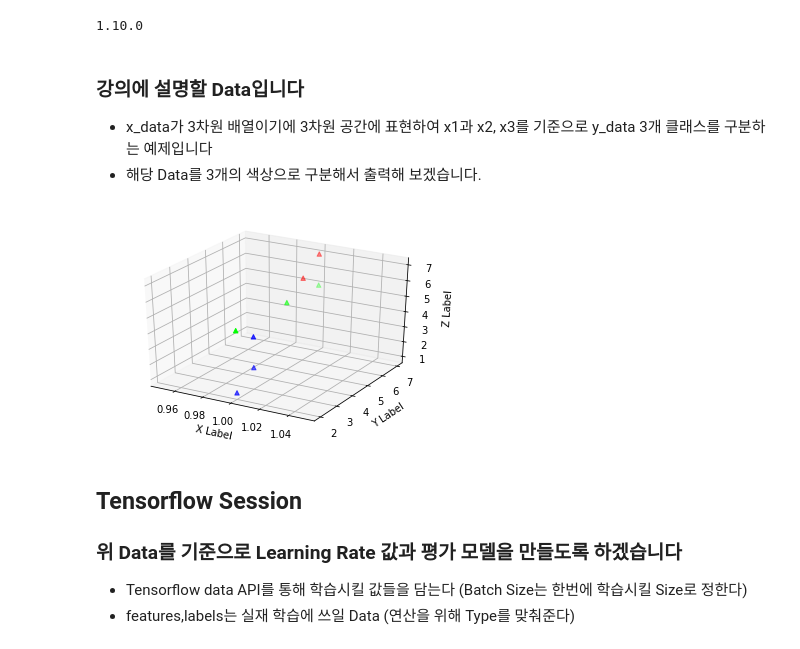
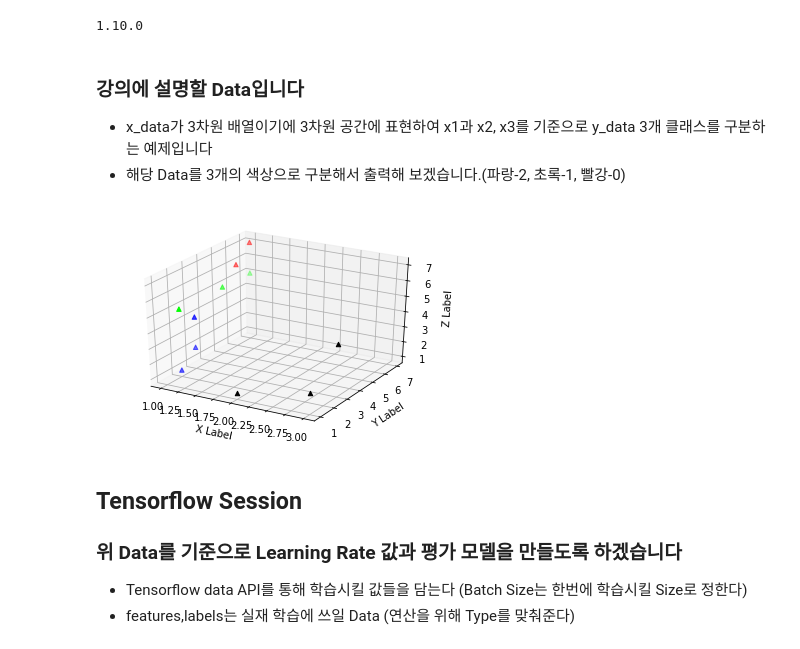
Before and after one commit to deeplearningzerotoall/TensorFlow, a Jupyter notebook: lab-07-1-learning_rate_and_evaluation.ipynb, the cells around one changed output. Cells and saved outputs as stored; diff of their text form; code cells hidden in the pictures.

Commit message:
Add test data for Lab-07

```diff
--- a/lab-07-1-learning_rate_and_evaluation.ipynb
+++ b/lab-07-1-learning_rate_and_evaluation.ipynb
@@ -16,7 +16,7 @@ print(tf.__version__)
 # %% [markdown]
 ### 강의에 설명할 Data입니다
 * x_data가 3차원 배열이기에 3차원 공간에 표현하여 x1과 x2, x3를 기준으로 y_data 3개 클래스를 구분하는 예제입니다
-* 해당 Data를 3개의 색상으로 구분해서 출력해 보겠습니다.
+* 해당 Data를 3개의 색상으로 구분해서 출력해 보겠습니다.(파랑-2, 초록-1, 빨강-0)
 # %%
 x_train = [[1, 2, 1],
           [1, 3, 2],
@@ -26,39 +26,45 @@ x_train = [[1, 2, 1],
           [1, 2, 5],
           [1, 6, 6],
           [1, 7, 7]]
+
 y_train = [[0, 0, 1],
           [0, 0, 1],
           [0, 0, 1],
           [0, 1, 0],
           [0, 1, 0],
           [0, 1, 0],
           [1, 0, 0],
           [1, 0, 0]]
 
 # Evaluation our model using this test dataset
 x_test = [[2, 1, 1],
           [3, 1, 2],
           [3, 3, 4]]
 y_test = [[0, 0, 1],
           [0, 0, 1],
           [0, 0, 1]]
 
 
 x1 = [x[0] for x in x_train]
 x2 = [x[1] for x in x_train]
 x3 = [x[2] for x in x_train]
 
 fig = plt.figure()
 ax = fig.add_subplot(111, projection='3d')
 ax.scatter(x1, x2, x3, c=y_train, marker='^')
 
+ax.scatter(x_test[0][0], x_test[0][1], x_test[0][2], c="black", marker='^')
+ax.scatter(x_test[1][0], x_test[1][1], x_test[1][2], c="black", marker='^')
+ax.scatter(x_test[2][0], x_test[2][1], x_test[2][2], c="black", marker='^')
+
+
 ax.set_xlabel('X Label')
 ax.set_ylabel('Y Label')
 ax.set_zlabel('Z Label')
 
 plt.show()
 # %% [output]
-[figure, old version]
+[figure, new version]
 # %% [markdown]
 ##  Tensorflow Session
 ### 위 Data를 기준으로 Learning Rate 값과 평가 모델을 만들도록 하겠습니다
```
Also changed, not shown: parts of 4 cells of this notebook, 1 other file.
